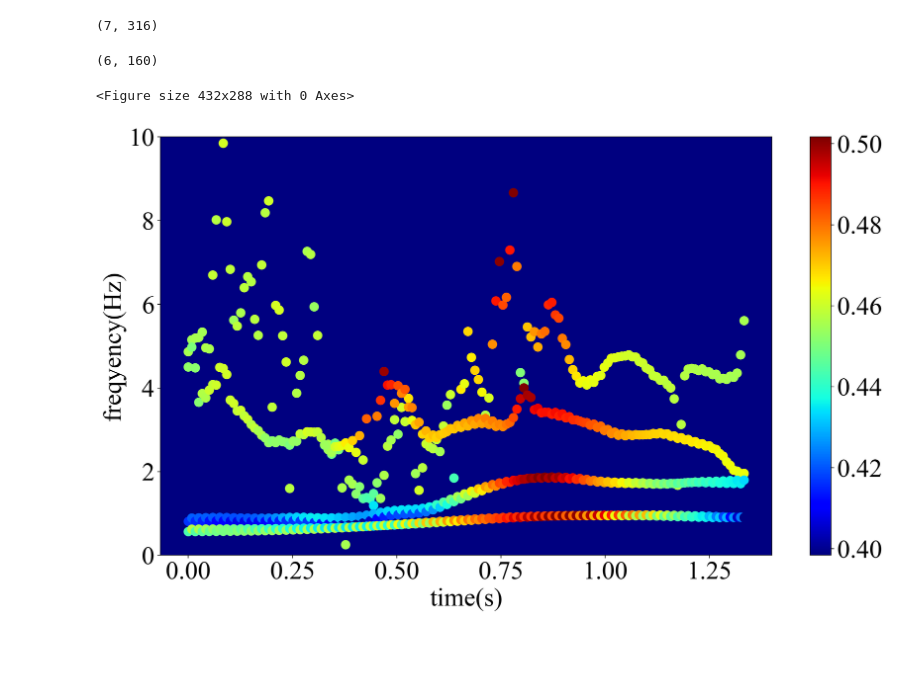
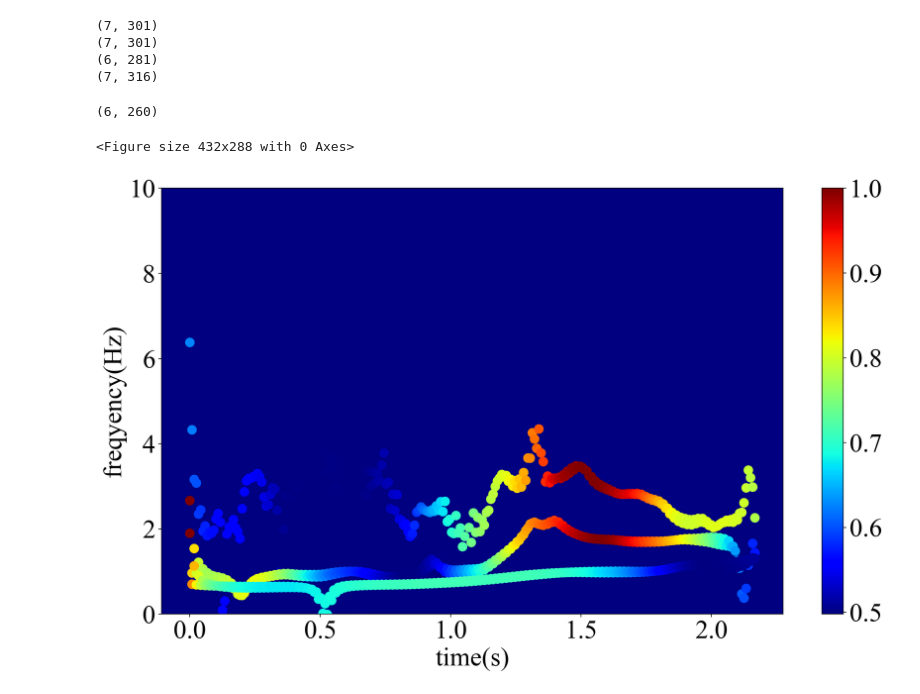
Before and after one commit to chudai8141/golf2, a Jupyter notebook: GolfMEMD/hht_calculation.ipynb, the cells around one changed output. Drawn from its saved outputs; the diff is of its cells as text; code cells hidden in the pictures; blank space fills up the shorter version.

```diff
--- a/GolfMEMD/hht_calculation.ipynb
+++ b/GolfMEMD/hht_calculation.ipynb
@@ -239,3 +262,6 @@ print(third_freq_data.shape)
+# %%
+third_freq_data = freq_mean.copy()
+third_amp_data = amp_norm.copy()
 # %%
 # fourth straight data
 # data_path = '../data/1111/straight_4_Take_001.bvh'
@@ -273,7 +299,7 @@ freq_mean = np.mean(freq_all, axis=0)
 
 # amp normalize
 amp_norm = LA.norm(amp_all, axis=0)
-amp_mean = (amp_norm - np.min(amp_norm)) / (np.max(amp_norm) - np.min(amp_norm))
+# amp_mean = (amp_norm - np.min(amp_norm)) / (np.max(amp_norm) - np.min(amp_norm))
 
 # Number of decomposition
 Nod = freq_mean.shape[0]
@@ -292,7 +318,7 @@ plt.figure(dpi = 200, figsize=(16, 9))
 plt.rcParams['font.family'] = 'Times new Roman'
 plt.rcParams['font.size'] = 30
 for n in range(Nod):
-    plt.scatter(spectrum_time[n, :], freq_mean[n, :], s = 30, c=amp_mean[n, :frame], cmap='jet')
+    plt.scatter(spectrum_time[n, :], freq_mean[n, :], s = 30, c=amp_norm[n, :frame], cmap='jet')
 ax = plt.gca()
 ax.set_facecolor([0.0, 0.0, 0.5])
 plt.ylim(0, 10)
@@ -306,6 +331,0 @@ plt.show()
-# %%
-fourth_freq_data = freq_mean.copy()
-fourth_amp_data = amp_mean.copy()
-print(fourth_freq_data.shape)
-# %% [output]
-(7, 316)
@@ -318,21 +332,34 @@ fourth_impact = 205
+# %%
+fourth_freq_data = freq_mean.copy()
+fourth_amp_data = amp_norm.copy()
+# %%
+print(first_freq_data.shape)
+print(second_freq_data.shape)
+print(third_freq_data.shape)
+print(fourth_freq_data.shape)
+# %% [output]
+(7, 301)
+(7, 301)
+(6, 281)
+(7, 316)
 # %%
 # setting frame data
-first_freq_data = first_freq_data[:6, first_impact - 120 : first_impact + 40]
-first_amp_data = first_amp_data[:6, first_impact - 120 : first_impact + 40]
+first_freq_data = first_freq_data[:6, first_impact - min_frame : first_impact + follor_throught]
+first_amp_data = first_amp_data[:6, first_impact - min_frame : first_impact + follor_throught]
 
-# second is min Nod
-second_freq_data = second_freq_data[:6, second_impact - 120 : second_impact + 40]
-second_amp_data = second_amp_data[:6, second_impact - 120 : second_impact + 40]
+second_freq_data = second_freq_data[:6, second_impact - min_frame : second_impact + follor_throught]
+second_amp_data = second_amp_data[:6, second_impact - min_frame : second_impact + follor_throught]
 
-third_freq_data = third_freq_data[:6, third_impact - 120 : third_impact + 40]
-third_amp_data = third_amp_data[:6, third_impact - 120 : third_impact + 40]
+third_freq_data = third_freq_data[:6, third_impact - min_frame : third_impact + follor_throught]
+third_amp_data = third_amp_data[:6, third_impact - min_frame : third_impact + follor_throught]
 
-fourth_freq_data = fourth_freq_data[:6, fourth_impact - 120 : fourth_impact + 40]
-fourth_amp_data = fourth_amp_data[:6, fourth_impact - 120 : fourth_impact + 40]
+fourth_freq_data = fourth_freq_data[:6, fourth_impact - min_frame : fourth_impact + follor_throught]
+fourth_amp_data = fourth_amp_data[:6, fourth_impact - min_frame : fourth_impact + follor_throught]
 
-# all data means
+# all data means or norm
 all_freq_data = (first_freq_data + second_freq_data + third_freq_data + fourth_freq_data) / 4
 all_amp_data = (first_amp_data + second_amp_data + third_amp_data + fourth_amp_data) / 4
+all_amp_data = (all_amp_data - np.min(all_amp_data)) / (np.max(all_amp_data) - np.min(all_amp_data))
 
 # Number of decomposition
 Nod = all_freq_data.shape[0]
@@ -345,23 +372,23 @@ for n in range(Nod):
     spectrum_time[n, :] = np.linspace(0, dt*frame, frame)
 print(spectrum_time.shape)
 # %% [output]
-(6, 160)
+(6, 260)
 # %%
 # spectrogram plot
 plt.clf()
 plt.figure(dpi = 200, figsize=(16, 9))
 plt.rcParams['font.family'] = 'Times new Roman'
 plt.rcParams['font.size'] = 30
-for n in range(2, Nod):
+for n in range(3, Nod):
     plt.scatter(spectrum_time[n, :], all_freq_data[n, :], s = 100, c=all_amp_data[n, :frame], cmap='jet')
 ax = plt.gca()
 ax.set_facecolor([0.0, 0.0, 0.5])
 plt.ylim(0, 10)
 plt.xlabel('time(s)')
 plt.ylabel('freqyency(Hz)')
 plt.colorbar()
 plt.savefig('slice_data')
 plt.show()
 # %% [output]
 <Figure size 432x288 with 0 Axes>
-[figure, old version]
+[figure, new version]
```
Also changed, not shown: parts of 13 cells of this notebook.
